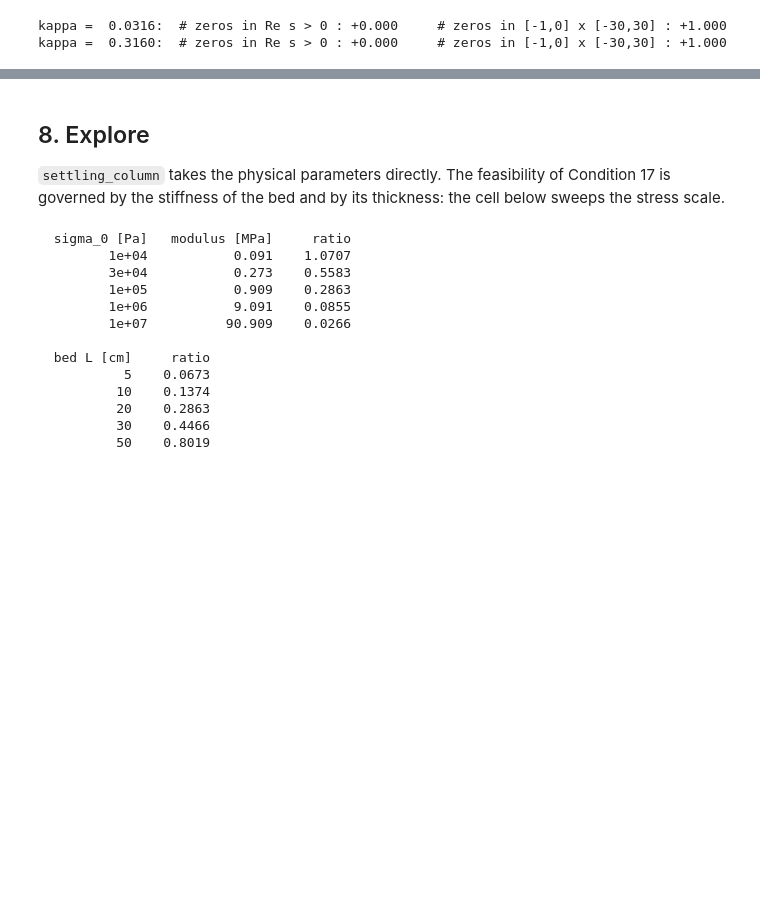
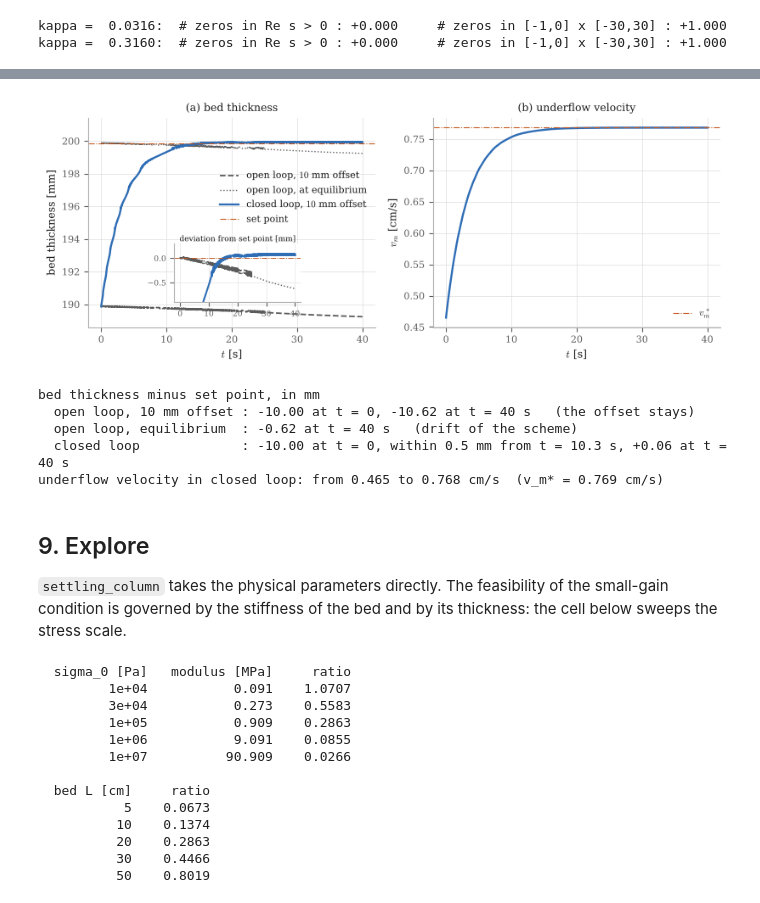
Before and after one commit to Vincent69410/sedimentation-forwarding, a Jupyter notebook: notebooks/worked_example.ipynb, the cells around one changed output, grey strips where cells are left out. Cells and saved outputs as stored; diff of their text form; code cells hidden in the pictures; blank space fills up the shorter version.

```diff
--- a/notebooks/worked_example.ipynb
+++ b/notebooks/worked_example.ipynb
@@ -305,8 +308,37 @@ plt.show()
+# %%
+from sedimentation_forwarding import closed_loop
+
+RERUN = False
+runs = closed_loop.figure4_runs(P2, verbose=True) if RERUN else closed_loop.load_runs()
+
+fig = sf.figures.figure4(runs, zb=P2.zb)
+plt.show()
+
+bed = lambda r: (P2.zb - np.array(r["zs"])) * 1e3       # bed thickness, mm
+sp_mm = bed(runs["open_eq"])[0]                           # set point
+t = np.array(runs["closed"]["t"])
+dev = bed(runs["closed"]) - sp_mm
+t_back = t[np.argmax(np.abs(dev) < 0.5)]
+print("bed thickness minus set point, in mm")
+print(f"  open loop, 10 mm offset : {bed(runs['open_offset'])[0] - sp_mm:+.2f} at t = 0, "
+      f"{bed(runs['open_offset'])[-1] - sp_mm:+.2f} at t = 40 s   (the offset stays)")
+print(f"  open loop, equilibrium  : {bed(runs['open_eq'])[-1] - sp_mm:+.2f} at t = 40 s   (drift of the scheme)")
+print(f"  closed loop             : {dev[0]:+.2f} at t = 0, within 0.5 mm from t = {t_back:.1f} s, "
+      f"{dev[-1]:+.2f} at t = 40 s")
+print(f"underflow velocity in closed loop: from {min(runs['closed']['vm'])*1e2:.3f} to "
+      f"{max(runs['closed']['vm'])*1e2:.3f} cm/s  (v_m* = {P2.vm*1e2:.3f} cm/s)")
+# %% [output]
+[figure, added]
+bed thickness minus set point, in mm
+  open loop, 10 mm offset : -10.00 at t = 0, -10.62 at t = 40 s   (the offset stays)
+  open loop, equilibrium  : -0.62 at t = 40 s   (drift of the scheme)
+  closed loop             : -10.00 at t = 0, within 0.5 mm from t = 10.3 s, +0.06 at t = 40 s
+underflow velocity in closed loop: from 0.465 to 0.768 cm/s  (v_m* = 0.769 cm/s)
 # %% [markdown]
-## 8. Explore
+## 9. Explore
 
 `settling_column` takes the physical parameters directly. The feasibility of
-Condition 17 is governed by the stiffness of the bed and by its thickness: the
+the small-gain condition is governed by the stiffness of the bed and by its thickness: the
 cell below sweeps the stress scale.
 # %%
 print(f"{'sigma_0 [Pa]':>14}{'modulus [MPa]':>16}{'ratio':>10}")
```
Also changed, not shown: parts of 9 cells of this notebook, 13 other files.
